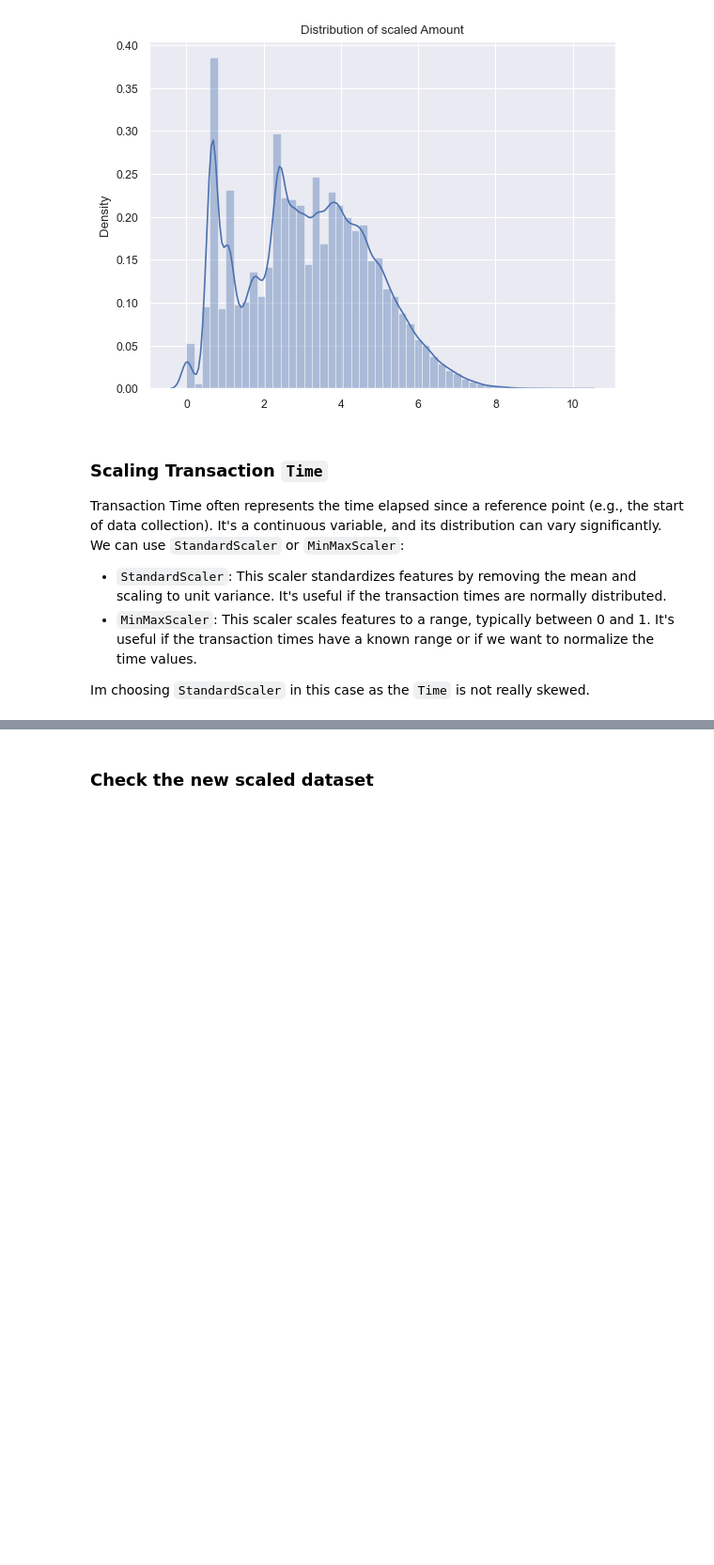
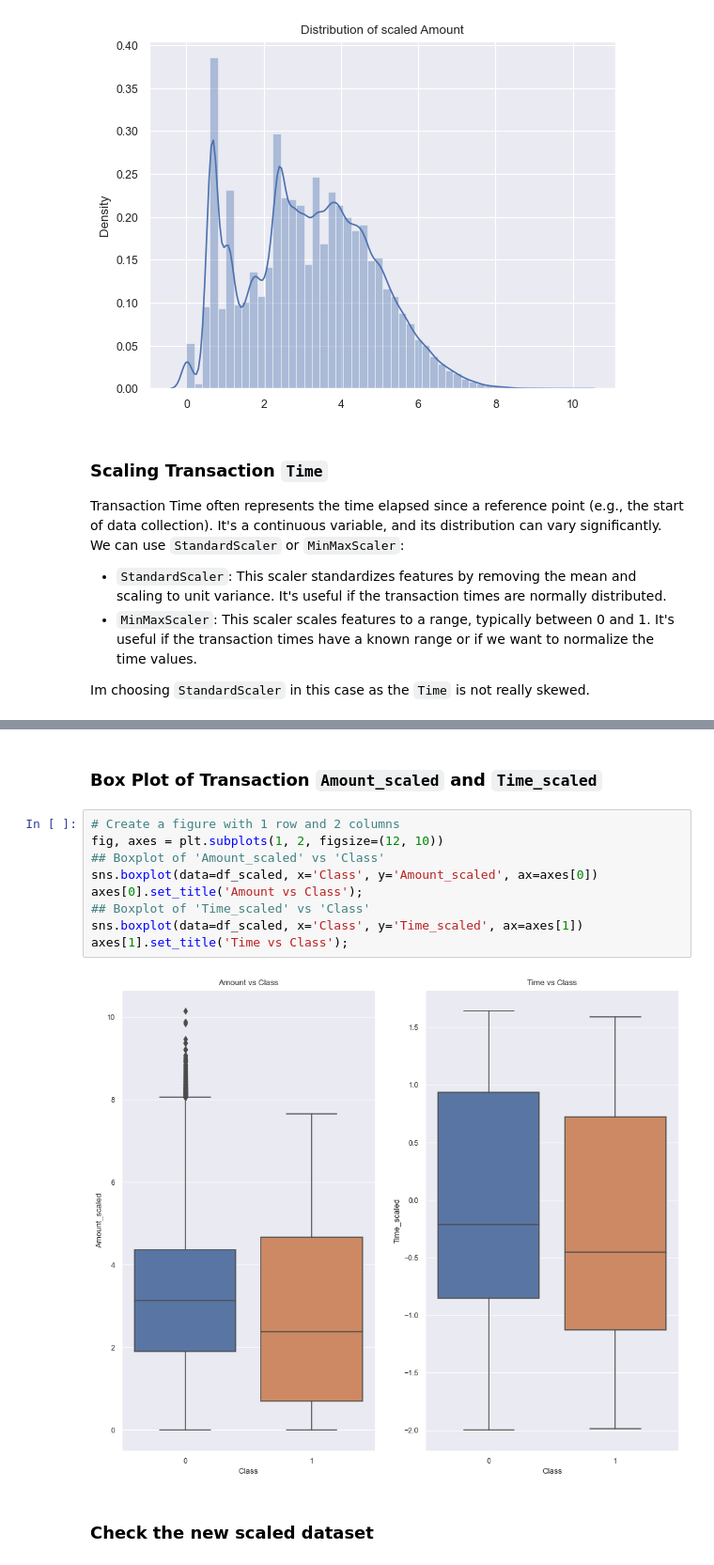
Before and after one commit to yvonnevydao/Credit_Fraud_Detection, a Jupyter notebook: credit_fraud_detection.ipynb, the cells around one changed output, grey strips where cells are left out. Shown at 94% size. Cells and saved outputs as stored; diff of their text form; blank space fills up the shorter version.

```diff
--- a/credit_fraud_detection.ipynb
+++ b/credit_fraud_detection.ipynb
@@ -253,2 +269,15 @@ https://gist.github.com/mwaskom/de44147ed2974457ad6372750bbe5751
+# %% [markdown]
+### Box Plot of  Transaction `Amount_scaled` and `Time_scaled`
+# %%
+# Create a figure with 1 row and 2 columns
+fig, axes = plt.subplots(1, 2, figsize=(12, 10))
+## Boxplot of 'Amount_scaled' vs 'Class'
+sns.boxplot(data=df_scaled, x='Class', y='Amount_scaled', ax=axes[0])
+axes[0].set_title('Amount vs Class');
+## Boxplot of 'Time_scaled' vs 'Class'
+sns.boxplot(data=df_scaled, x='Class', y='Time_scaled', ax=axes[1])
+axes[1].set_title('Time vs Class');
+# %% [output]
+[figure, added]
 # %% [markdown]
 ### Check the new scaled dataset
```
Also changed, not shown: parts of 25 cells of this notebook.
